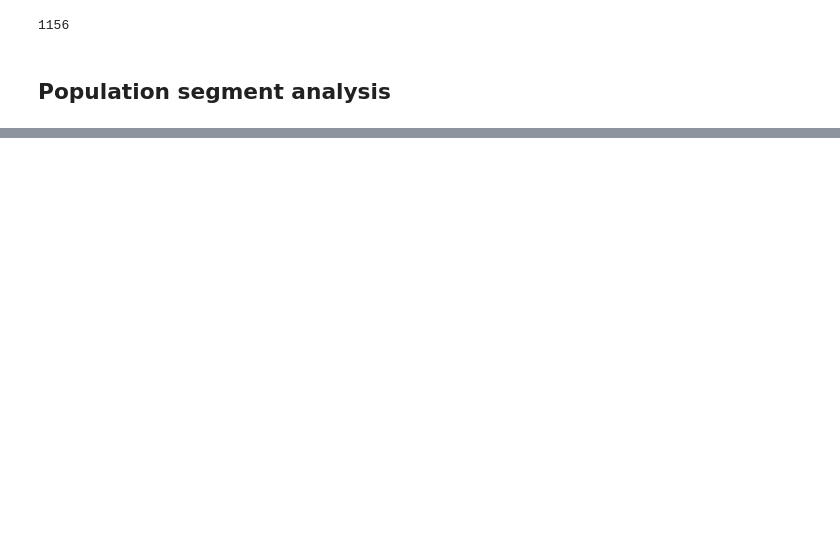
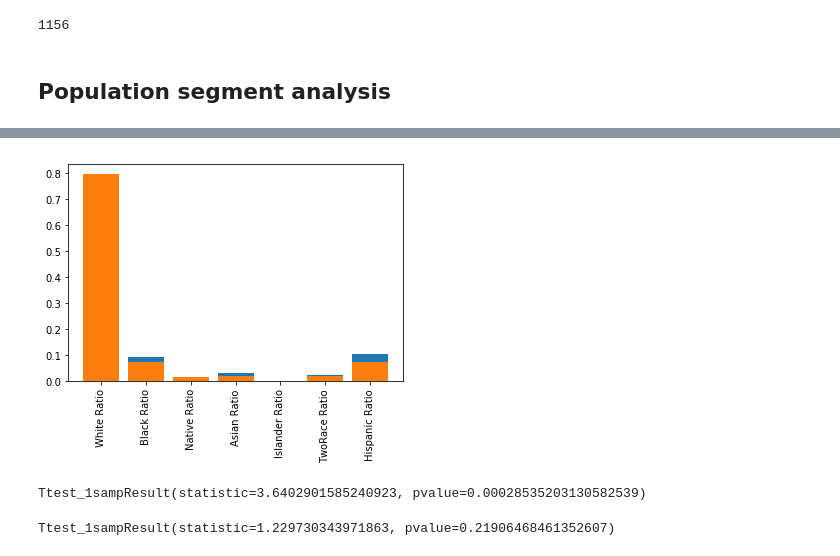
Before and after one commit to harshil753/Project1, a Jupyter notebook: FirstProject.ipynb, the cells around one changed output, grey strips where cells are left out. Cells and saved outputs as stored; diff of their text form; code cells hidden in the pictures; blank space fills up the shorter version.

```diff
--- a/FirstProject.ipynb
+++ b/FirstProject.ipynb
@@ -481,0 +495,18 @@ plt.show()
+# %%
+# get ratios of population segments
+sfcensus["White Ratio"] = sfcensus["White Alone"] / sfcensus["Total"]
+censusByZipCd2015_df["White Ratio"] = censusByZipCd2015_df["White Alone"] / censusByZipCd2015_df["Total"]
+sfcensus["Black Ratio"] = sfcensus["Black Alone"] / sfcensus["Total"]
+censusByZipCd2015_df["Black Ratio"] = censusByZipCd2015_df["Black Alone"] / censusByZipCd2015_df["Total"]
+sfcensus["Native Ratio"] = sfcensus["American Indian or Alaskan Native Alone"] / sfcensus["Total"]
+censusByZipCd2015_df["Native Ratio"] = censusByZipCd2015_df["American Indian or Alaskan Native Alone"] / censusByZipCd2015_df["Total"]
+sfcensus["Asian Ratio"] = sfcensus["Asian Alone"] / sfcensus["Total"]
+censusByZipCd2015_df["Asian Ratio"] = censusByZipCd2015_df["Asian Alone"] / censusByZipCd2015_df["Total"]
+sfcensus["Hispanic Ratio"] = sfcensus["Hispanic Origin"] / sfcensus["Total"]
+censusByZipCd2015_df["Hispanic Ratio"] = censusByZipCd2015_df["Hispanic Origin"] / censusByZipCd2015_df["Total"]
+sfcensus["Islander Ratio"] = sfcensus["Native Hawaiian and Other Pacific Islander Alone"] / sfcensus["Total"]
+censusByZipCd2015_df["Islander Ratio"] = censusByZipCd2015_df["Native Hawaiian and Other Pacific Islander Alone"] / censusByZipCd2015_df["Total"]
+sfcensus["TwoRace Ratio"] = sfcensus["Two or more races"] / sfcensus["Total"]
+censusByZipCd2015_df["TwoRace Ratio"] = censusByZipCd2015_df["Two or more races"] / censusByZipCd2015_df["Total"]
+sfcensus["White Ratio"] = sfcensus["White Alone"] / sfcensus["Total"]
+censusByZipCd2015_df["White Ratio"] = censusByZipCd2015_df["White Alone"] / censusByZipCd2015_df["Total"]
@@ -481,0 +532,31 @@ plt.show()
+# %%
+popRatioLabels = ["White Ratio", "Black Ratio","Native Ratio","Asian Ratio","Islander Ratio","TwoRace Ratio","Hispanic Ratio"]
+
+x_axis = np.arange(len(popRatioLabels))
+sfRatios = []
+nationRatios = []
+for p in popRatioLabels:
+    sfRatios.append(sfcensus[p].dropna().mean())
+    nationRatios.append(censusByZipCd2015_df[p].dropna().mean())
+
+tick_locations = [value for value in x_axis]
+plt.xticks(tick_locations, popRatioLabels, rotation="vertical")
+
+plt.bar(x_axis, sfRatios)
+plt.bar(x_axis, nationRatios)
+
+plt.show()
+# %% [output]
+[figure, added]
+# %%
+# economic variables - already normalized
+# "Median income
+stats.ttest_1samp(a=pd.Series(pd.to_numeric(sfcensus["B19013_001E"].dropna())), popmean=pd.to_numeric(censusByZipCd2015_df["B19013_001E"]).mean())
+# %% [output]
+Ttest_1sampResult(statistic=3.6402901585240923, pvalue=0.00028535203130582539)
+# %%
+# economic variables - already normalized
+# "Income per capita
+stats.ttest_1samp(a=pd.Series(pd.to_numeric(sfcensus["B19301_001E"].dropna())), popmean=pd.to_numeric(censusByZipCd2015_df["B19301_001E"]).mean())
+# %% [output]
+Ttest_1sampResult(statistic=1.229730343971863, pvalue=0.21906468461352607)
```
Also changed, not shown: parts of 10 cells of this notebook, 1 other file.
